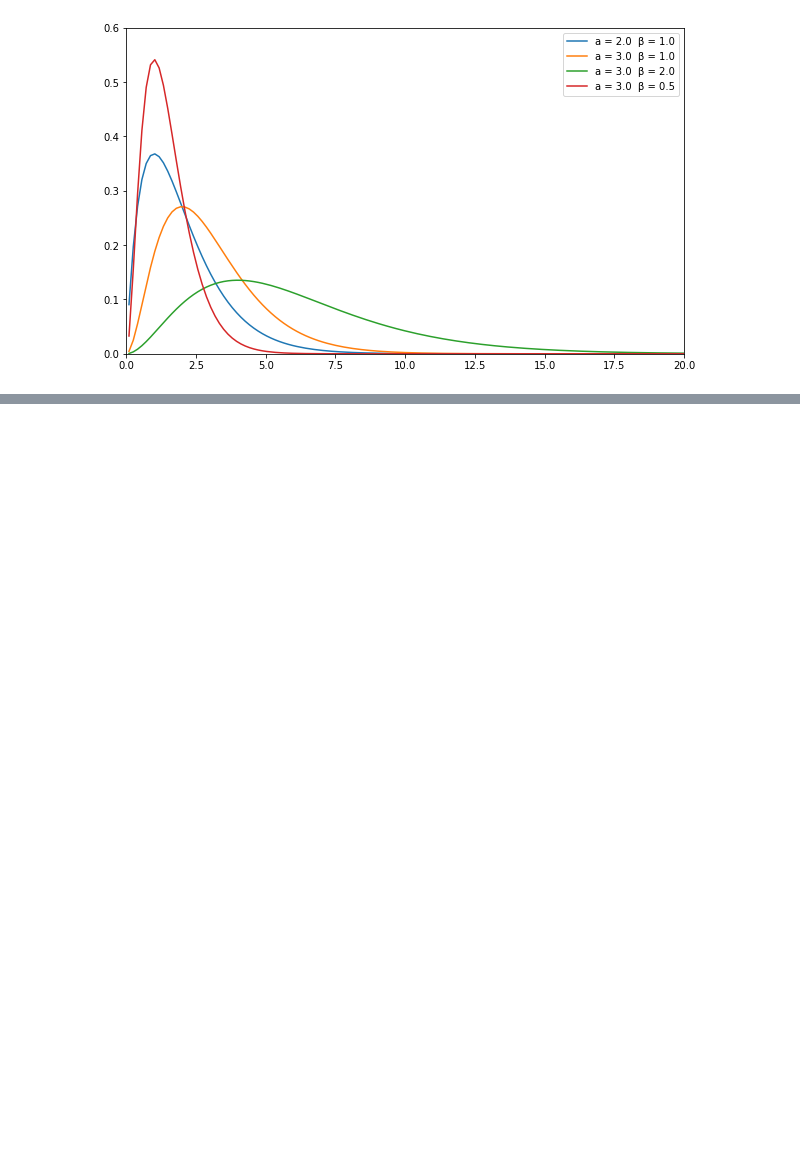
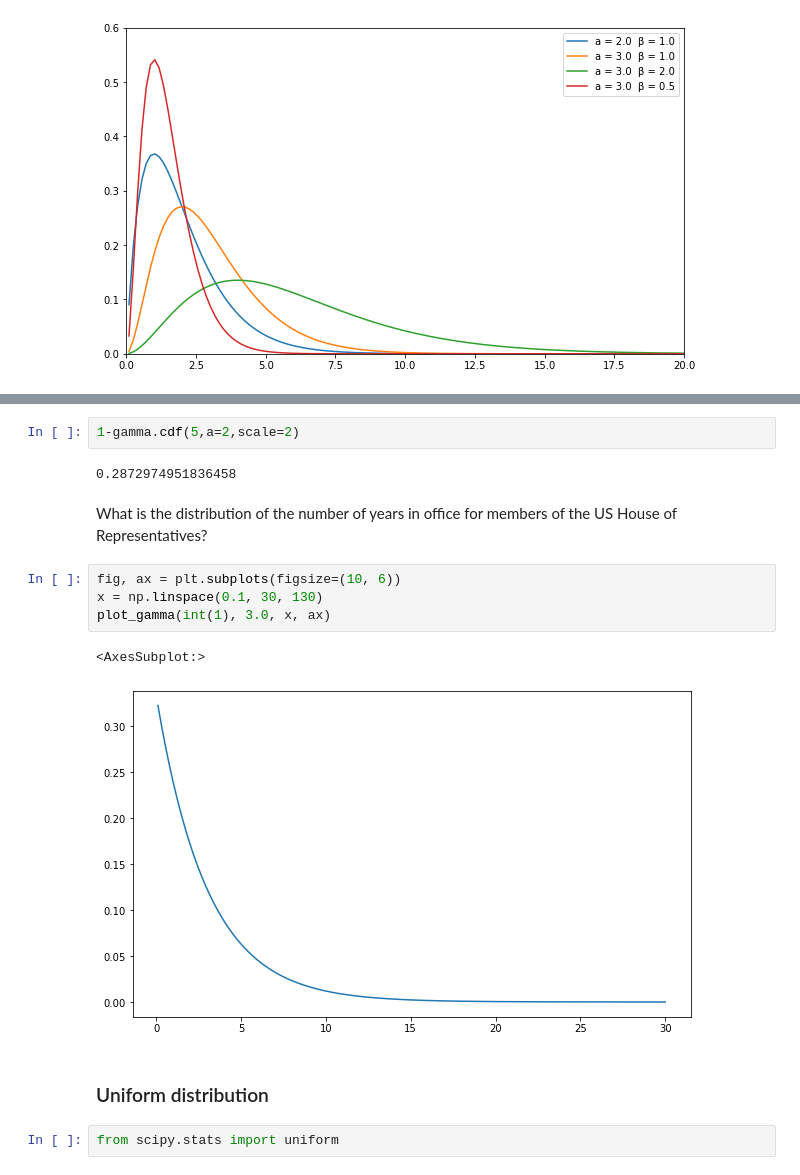
Before and after one commit to weix1996/lectures, a Jupyter notebook: Lecture 8 Randomness.ipynb, the cells around one changed output, grey strips where cells are left out. Cells and saved outputs as stored; diff of their text form; blank space fills up the shorter version.

```diff
--- a/Lecture 8 Randomness.ipynb
+++ b/Lecture 8 Randomness.ipynb
@@ -295,0 +302,17 @@ ax.legend();
+# %%
+1-gamma.cdf(5,a=2,scale=2)
+# %% [output]
+0.2872974951836458
+# %% [markdown]
+What is the distribution of the number of years in office for members of the US House of Representatives?
+# %%
+fig, ax = plt.subplots(figsize=(10, 6))
+x = np.linspace(0.1, 30, 130)
+plot_gamma(int(1), 3.0, x, ax)
+# %% [output]
+<AxesSubplot:>
+[figure, added]
+# %% [markdown]
+### Uniform distribution
+# %%
+from scipy.stats import uniform
```
Also changed, not shown: parts of 19 cells of this notebook.
